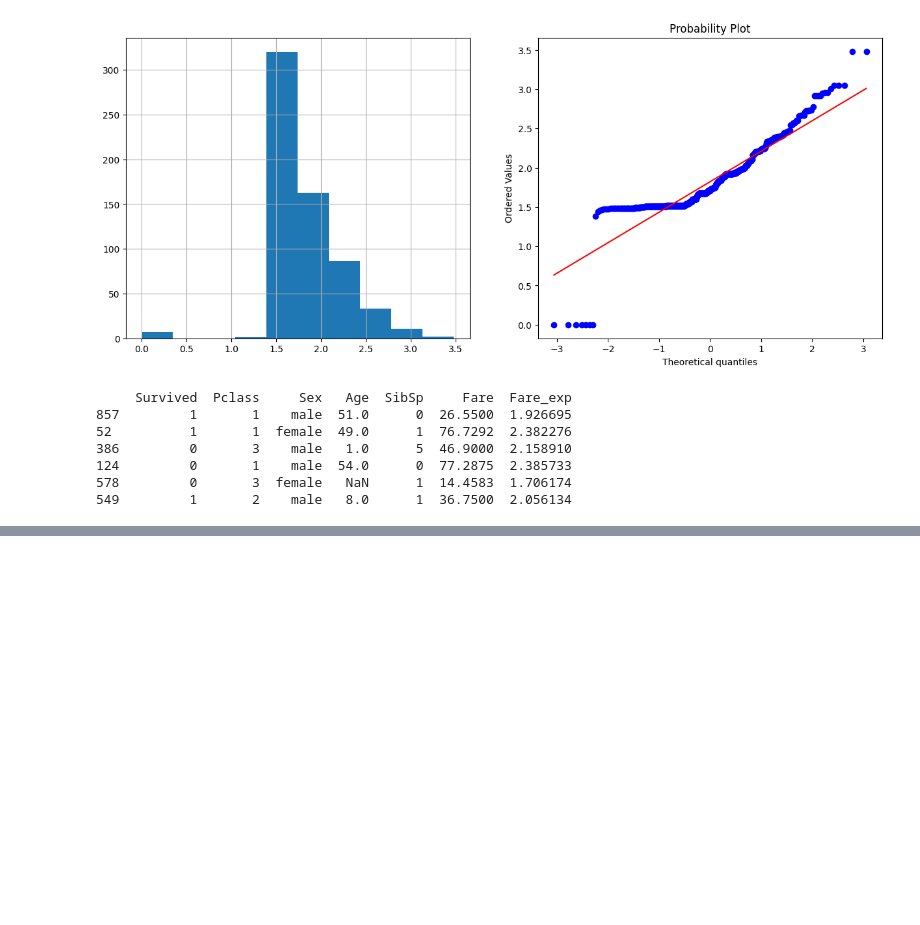
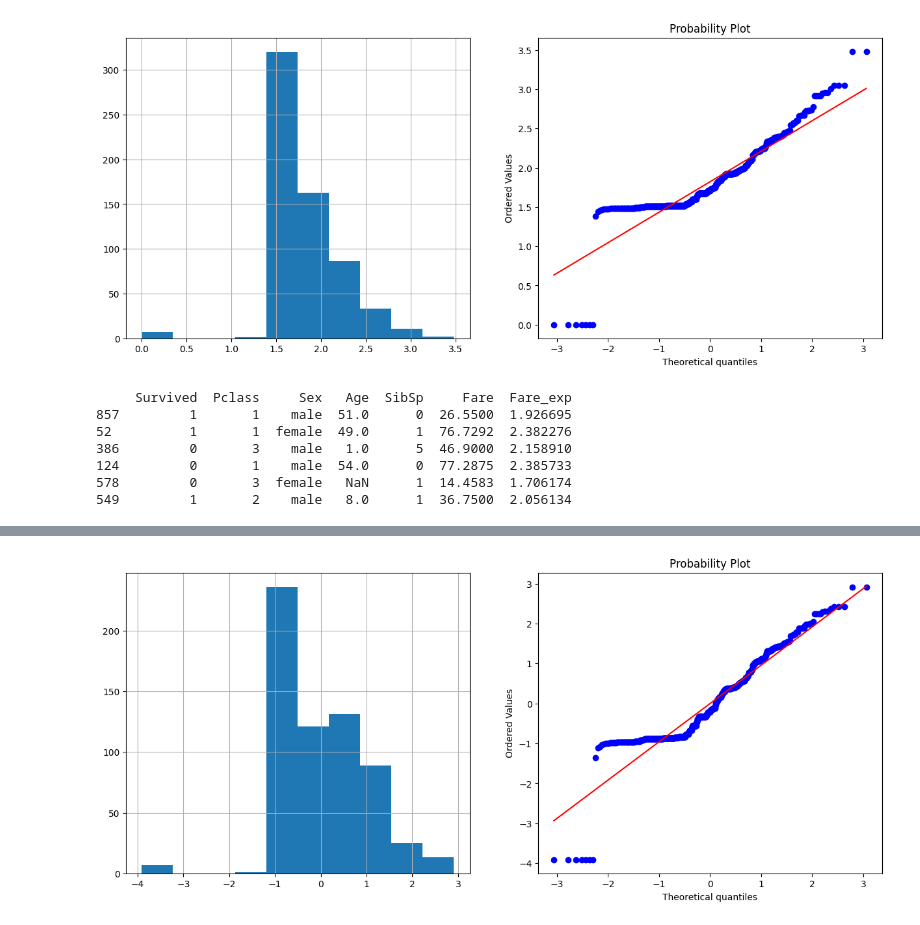
Before and after one commit to NhanPhamThanh-IT/Feature-Engineering-Technique, a Jupyter notebook: src/3.4_Feature_Transformation.ipynb, the cells around one changed output, grey strips where cells are left out. Cells and saved outputs as stored; diff of their text form; code cells hidden in the pictures; blank space fills up the shorter version.

```diff
--- a/src/3.4_Feature_Transformation.ipynb
+++ b/src/3.4_Feature_Transformation.ipynb
@@ -104,0 +107,5 @@ print(X_train_copy.head(6))
+# %%
+from sklearn.preprocessing import PowerTransformer
+pt = PowerTransformer().fit(X_train[['Fare']])
+X_train_copy = X_train.copy(deep=True)
+X_train_copy['Fare_boxcox'] = pt.transform(X_train_copy[['Fare']])
@@ -104,0 +122,4 @@ print(X_train_copy.head(6))
+# %%
+transformation.diagnostic_plots(X_train_copy,'Fare_boxcox')
+# %% [output]
+[figure, added]
```
Also changed, not shown: parts of 2 cells of this notebook.
